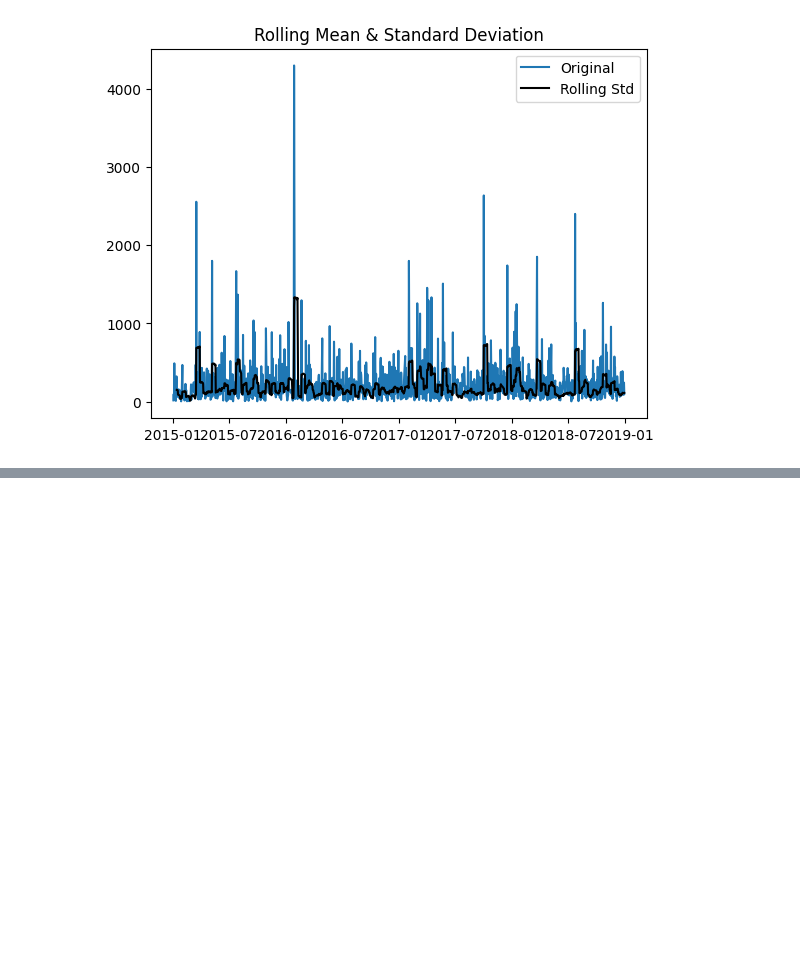
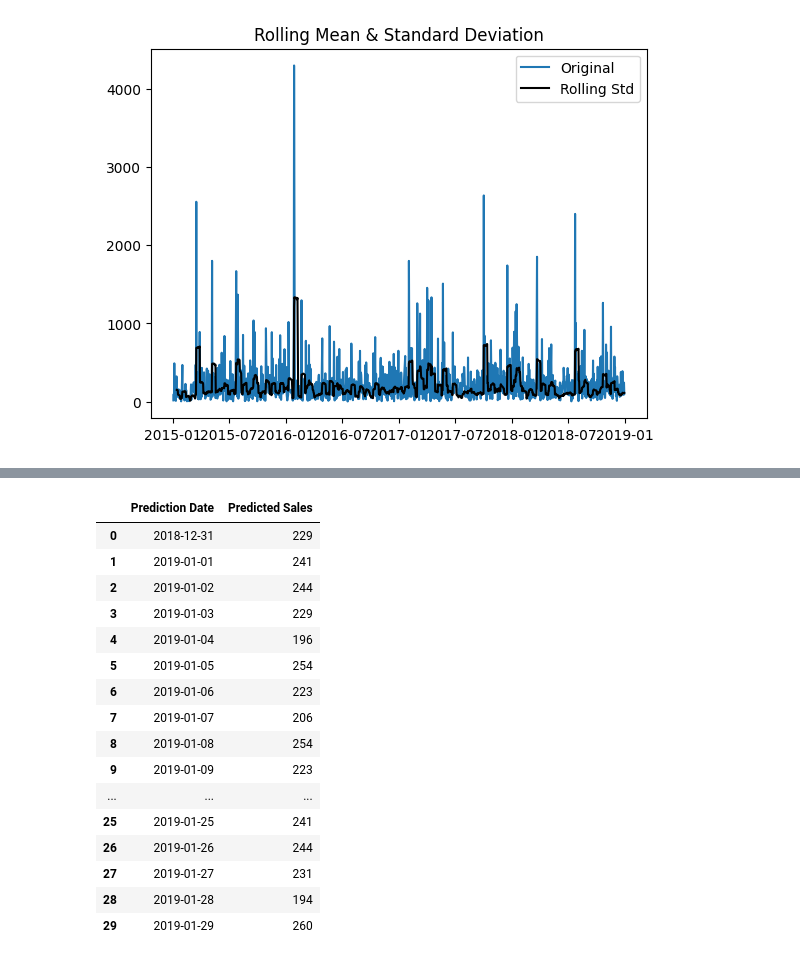
Before and after one commit to ArjunGhosh561/Sales-Forecast, a Jupyter notebook: model.ipynb, the cells around one changed output, grey strips where cells are left out. Cells and saved outputs as stored; diff of their text form; code cells hidden in the pictures; blank space fills up the shorter version.

```diff
--- a/model.ipynb
+++ b/model.ipynb
@@ -269,0 +414,21 @@ Variance
+# %%
+prediction1=pd.read_csv('/content/prediction.csv')
+prediction1
+# %% [output]
+|  | Prediction Date | Predicted Sales |
+| 0 | 2018-12-31 | 229 |
+| 1 | 2019-01-01 | 241 |
+| 2 | 2019-01-02 | 244 |
+| 3 | 2019-01-03 | 229 |
+| 4 | 2019-01-04 | 196 |
+| 5 | 2019-01-05 | 254 |
+| 6 | 2019-01-06 | 223 |
+| 7 | 2019-01-07 | 206 |
+| 8 | 2019-01-08 | 254 |
+| 9 | 2019-01-09 | 223 |
+| ... | ... | ... |
+| 25 | 2019-01-25 | 241 |
+| 26 | 2019-01-26 | 244 |
+| 27 | 2019-01-27 | 231 |
+| 28 | 2019-01-28 | 194 |
+| 29 | 2019-01-29 | 260 |
```
Also changed, not shown: parts of 12 cells of this notebook.
